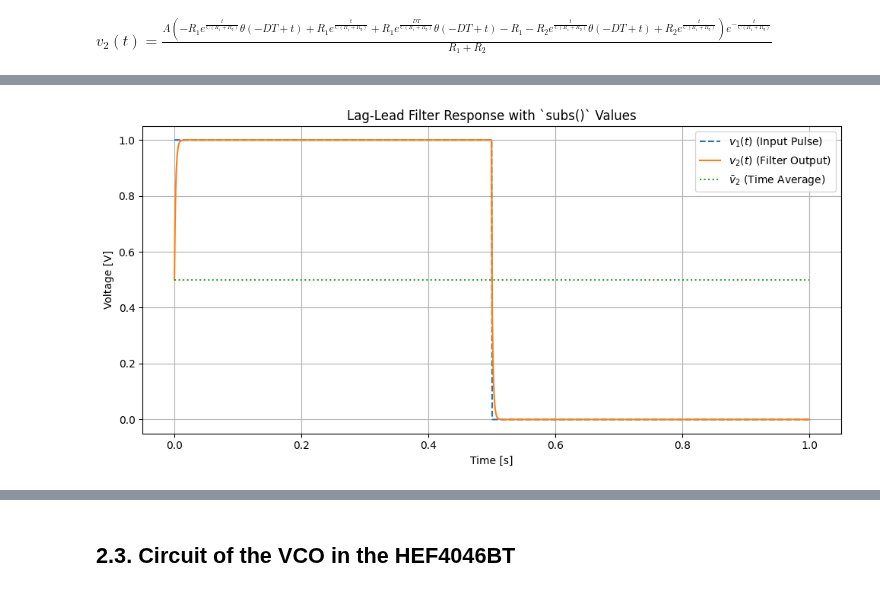
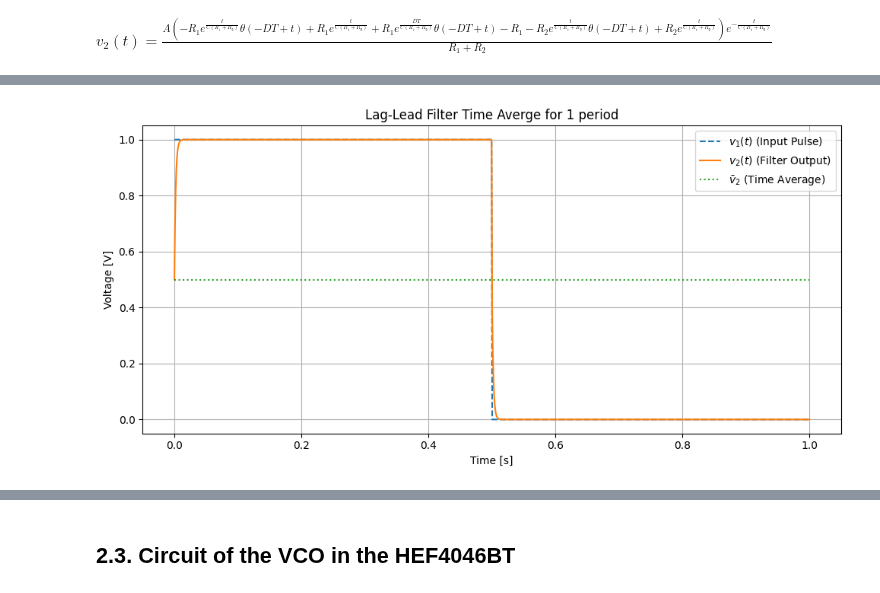
Before and after one commit to NortheLo/Microwave_Eng_Lab, a Jupyter notebook: Lab7_PLL/MWE_Lab7_Preliminary.ipynb, the cells around one changed output, grey strips where cells are left out. Cells and saved outputs as stored; diff of their text form; code cells hidden in the pictures.

Commit message:
Update of files. Check tomorrow that you did not miss a figure or smth

```diff
--- a/Lab7_PLL/MWE_Lab7_Preliminary.ipynb
+++ b/Lab7_PLL/MWE_Lab7_Preliminary.ipynb
@@ -137,32 +172,32 @@ values = {
     C: 1e-6
 }
 
 v1_expr_num = v1_expr.subs(values)
 v2_expr_num = v2_expr.subs(values)
 v2_avg_val = float(v2_avg_expr.subs(values))
 
 # Step 8: Lambdify with explicit vector handling
 heaviside = lambda x: np.heaviside(x, 1)
 v1_func = sp.lambdify(t, v1_expr_num, modules=["numpy", {"Heaviside": heaviside}])
 v2_func = sp.lambdify(t, v2_expr_num, modules=["numpy", {"Heaviside": heaviside}])
 
 # Step 9: Evaluate and plot
 t_vals = np.linspace(0, float(values[T]), 1000)
 v1_vals = np.array([v1_func(ti) for ti in t_vals])
 v2_vals = np.array([v2_func(ti) for ti in t_vals])
 v2_avg_line = np.full_like(t_vals, v2_avg_val)
 
 # Plot
 plt.figure(figsize=(10, 5))
 plt.plot(t_vals, v1_vals, '--', label=r'$v_1(t)$ (Input Pulse)')
 plt.plot(t_vals, v2_vals, label=r'$v_2(t)$ (Filter Output)')
 plt.plot(t_vals, v2_avg_line, ':', label=r'$\bar{v}_2$ (Time Average)')
 plt.xlabel('Time [s]')
 plt.ylabel('Voltage [V]')
-plt.title('Lag-Lead Filter Response with `subs()` Values')
+plt.title('Lag-Lead Filter Time Averge for 1 period')
 plt.grid(True)
 plt.legend()
 plt.tight_layout()
 plt.show()
 # %% [output]
-[figure, old version]
+[figure, new version]
```
Also changed, not shown: parts of 3 cells of this notebook, 10 other files.
